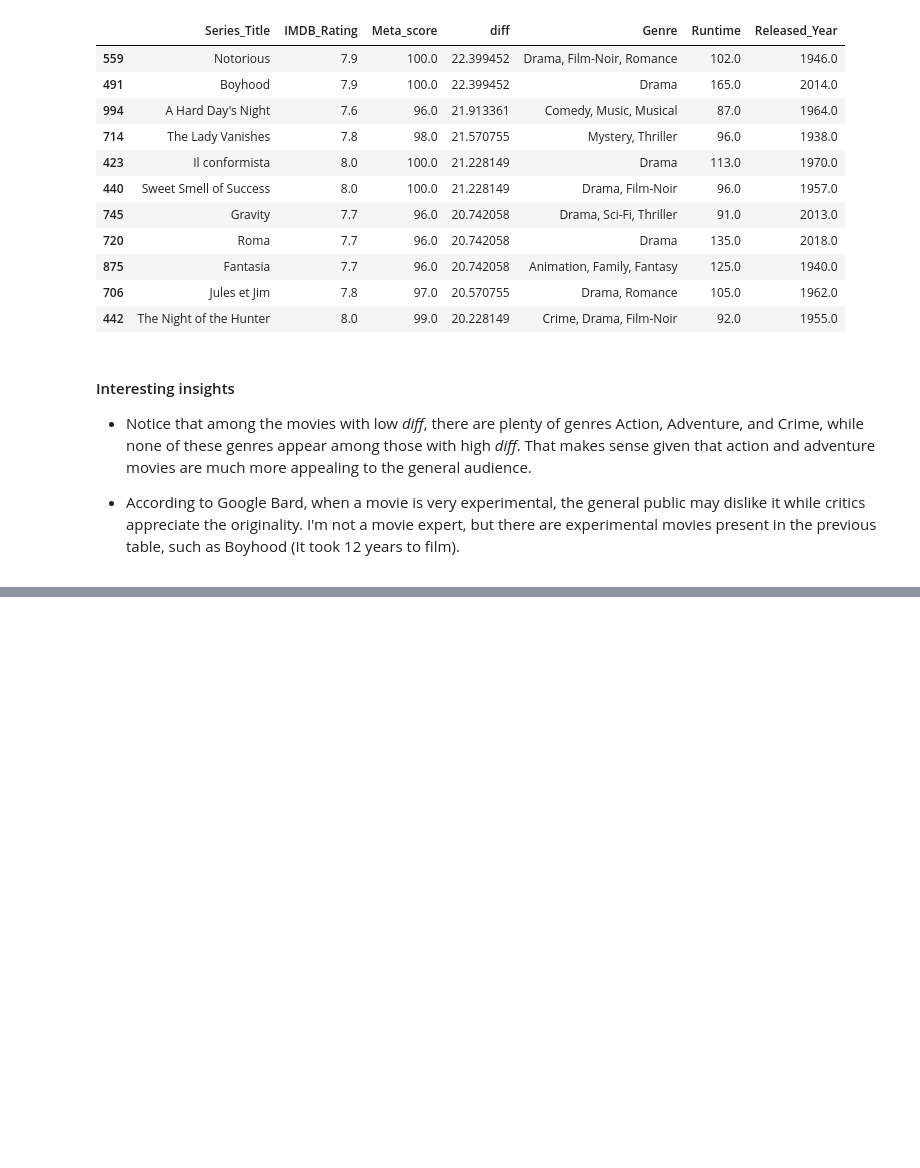
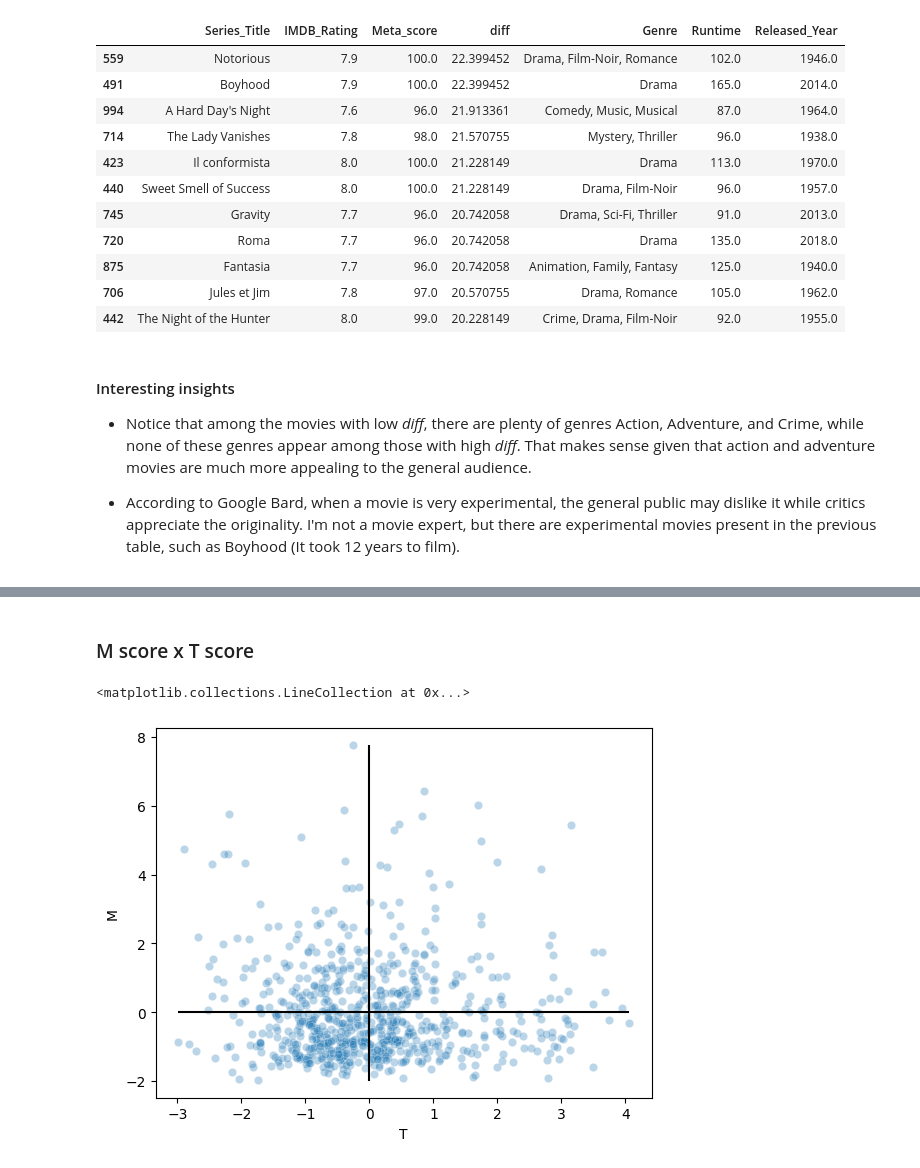
Before and after one commit to vitormarquesr/imdb_top_movies_eda, a Jupyter notebook: imdb-movies-eda.ipynb, the cells around one changed output, grey strips where cells are left out. Cells and saved outputs as stored; diff of their text form; code cells hidden in the pictures; blank space fills up the shorter version.

```diff
--- a/imdb-movies-eda.ipynb
+++ b/imdb-movies-eda.ipynb
@@ -335,0 +341,3 @@ movie[['Series_Title', 'IMDB_Rating', 'Meta_score', 'diff', 'Genre', 'Runtime',
+# %%
+movie_num = movie.iloc[:, np.isin(movie.dtypes, ['float64', 'int64'])].drop(["diff"], axis=1).set_index(movie['Series_Title']).dropna()
+movie_num.describe()
@@ -335,0 +356,3 @@ movie[['Series_Title', 'IMDB_Rating', 'Meta_score', 'diff', 'Genre', 'Runtime',
+# %%
+pca_movie = PCA(movie_num, standardize=True, normalize=False, method='nipals')
+pca_movie.coeff
@@ -335,0 +393,5 @@ movie[['Series_Title', 'IMDB_Rating', 'Meta_score', 'diff', 'Genre', 'Runtime',
+# %%
+idx_movies = pca_movie.scores[['comp_0', 'comp_1']]
+idx_movies.columns = ['M', 'T']
+idx_movies = idx_movies.reset_index()
+idx_movies = idx_movies.merge(movie, on='Series_Title')
@@ -335,0 +440,9 @@ movie[['Series_Title', 'IMDB_Rating', 'Meta_score', 'diff', 'Genre', 'Runtime',
+# %% [markdown]
+### M score x T score
+# %%
+sns.scatterplot(x="T", y="M", data=idx_movies, alpha=0.3)
+plt.hlines(0, idx_movies['T'].min(), idx_movies['T'].max(), 'black')
+plt.vlines(0, idx_movies['M'].min(), idx_movies['M'].max(), 'black')
+# %% [output]
+<matplotlib.collections.LineCollection at 0x...>
+[figure, added]
```
Also changed, not shown: parts of 14 cells of this notebook.
